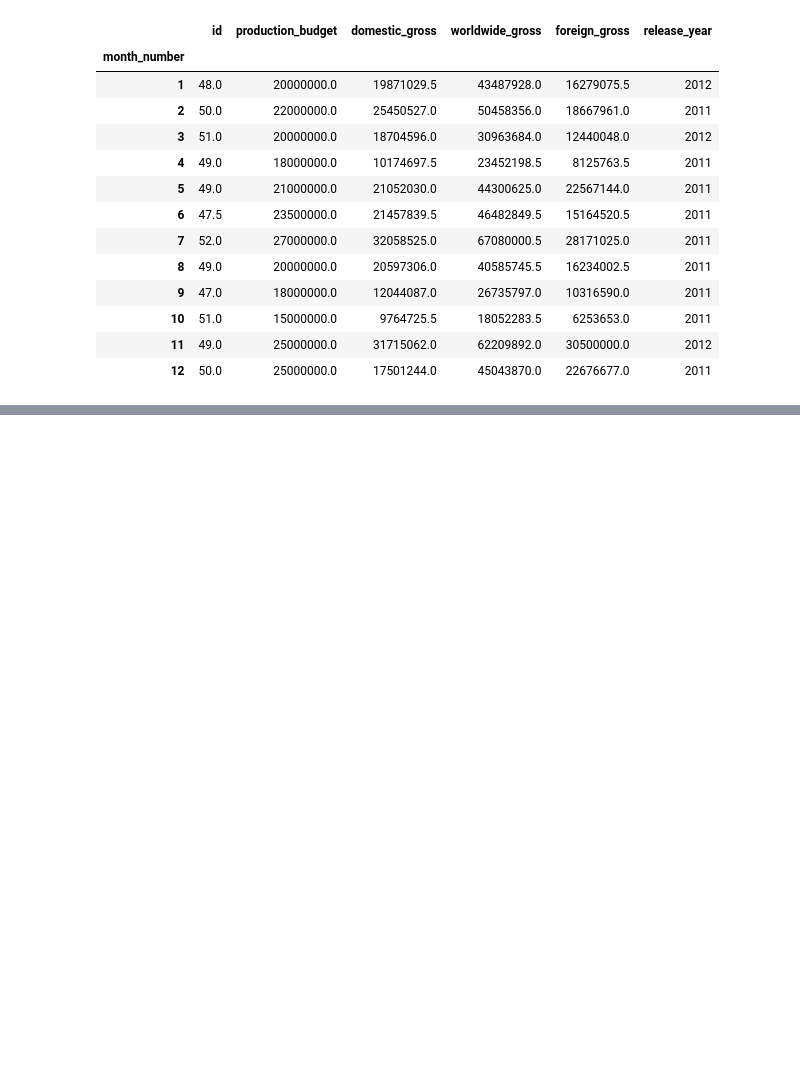
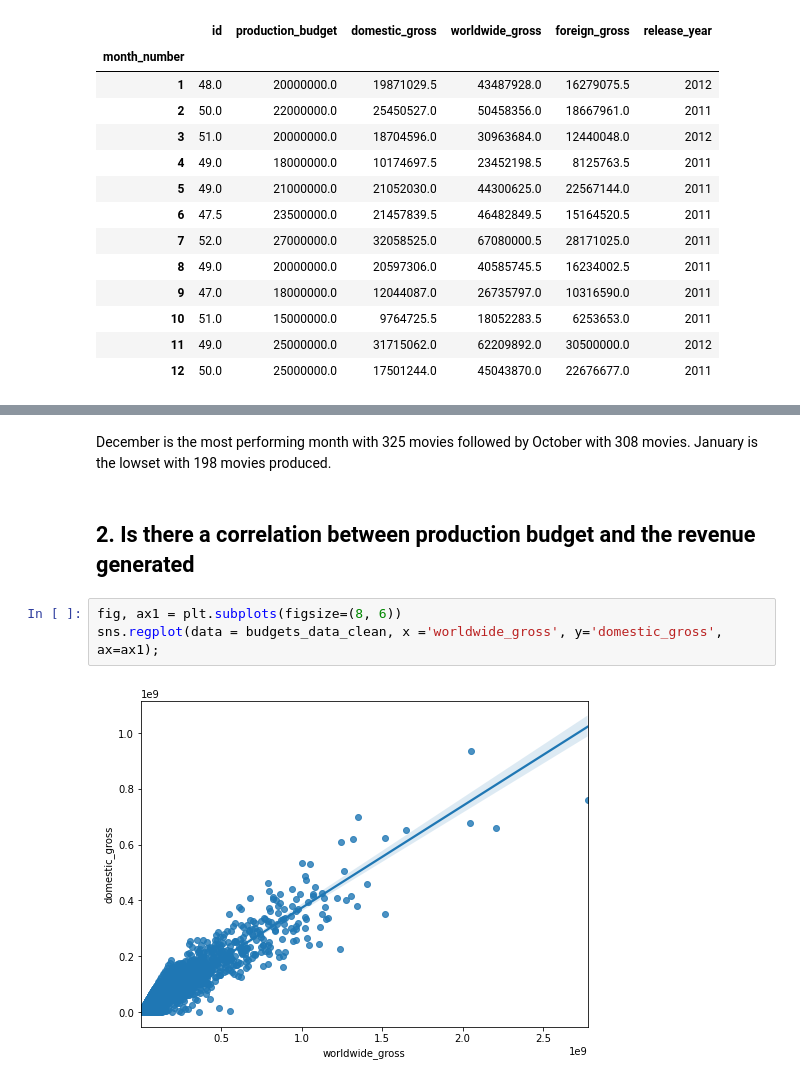
Before and after one commit to berum77kag/dsc-phase-1-project-v2-4, a Jupyter notebook: student.ipynb, the cells around one changed output, grey strips where cells are left out. Drawn from its saved outputs; the diff is of its cells as text; blank space fills up the shorter version.

```diff
--- a/student.ipynb
+++ b/student.ipynb
@@ -811,0 +915,11 @@ ValueError: shape mismatch: objects cannot be broadcast to a single shape
+# %% [markdown]
+
+December is the most performing month with 325 movies followed by October with 308 movies.
+January is the lowset with 198 movies produced.
+# %% [markdown]
+## 2. Is there a correlation between production budget and the revenue generated
+# %%
+fig, ax1 = plt.subplots(figsize=(8, 6))
+sns.regplot(data = budgets_data_clean, x ='worldwide_gross', y='domestic_gross', ax=ax1);
+# %% [output]
+[figure, added]
```
Also changed, not shown: parts of 36 cells of this notebook.
